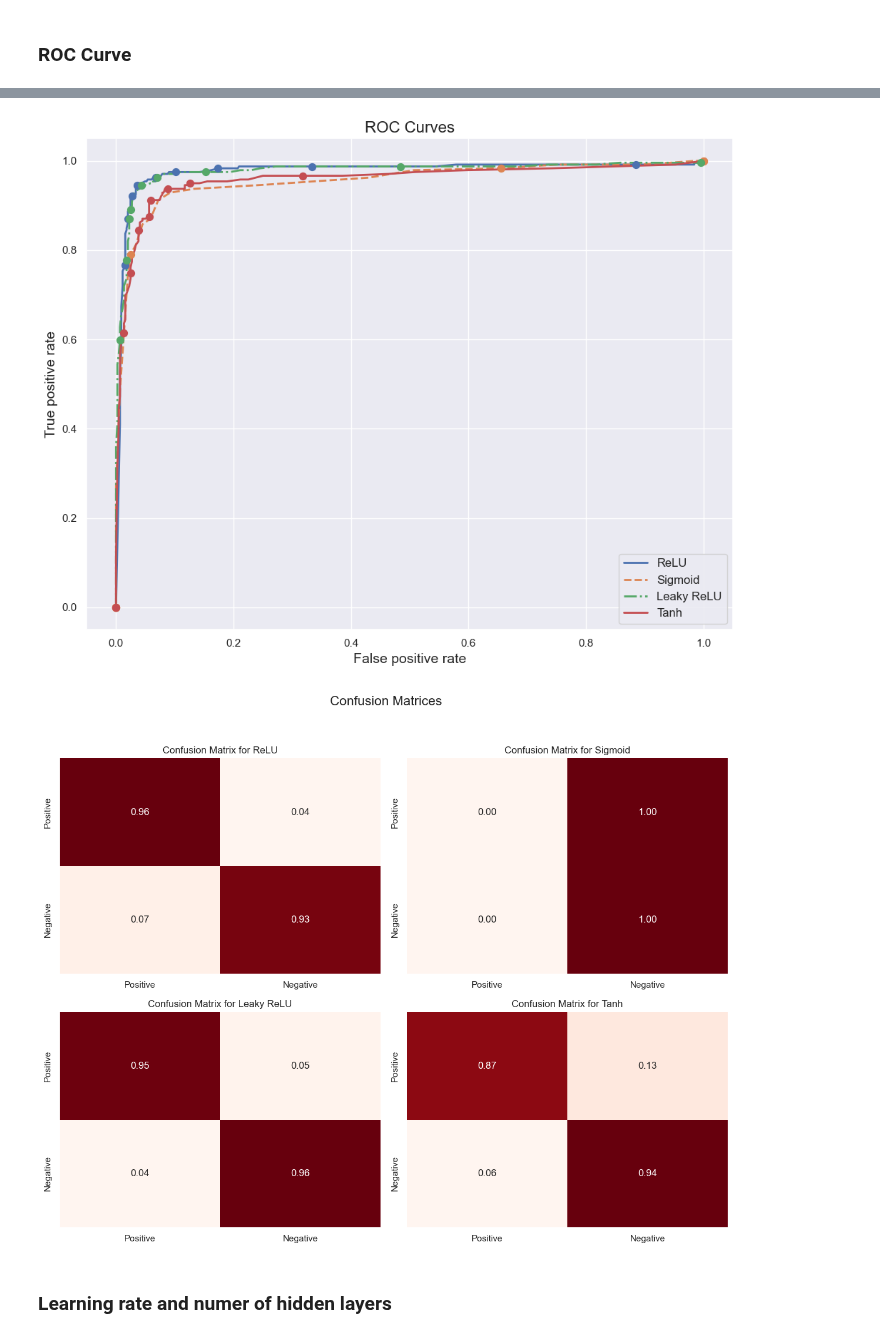
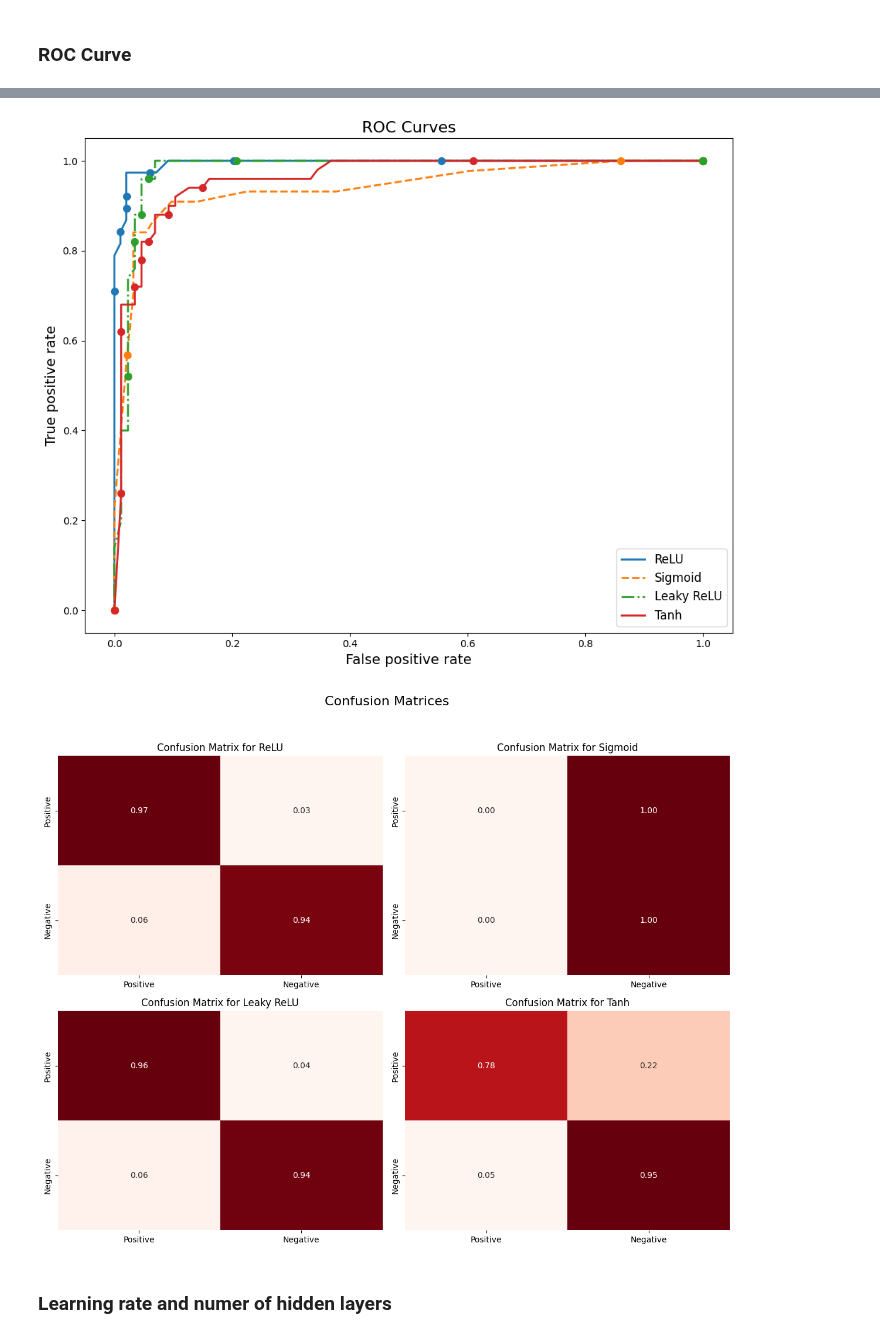
Before and after one commit to Trond01/Project2_FYS-STK4155, a Jupyter notebook: Runs/classification_experiment_d.ipynb, the cells around one changed output, grey strips where cells are left out. Saved outputs shown, nothing was run; the diff lists cells and outputs as text; code cells hidden in the pictures.

```diff
--- a/Runs/classification_experiment_d.ipynb
+++ b/Runs/classification_experiment_d.ipynb
@@ -24,7 +22,7 @@ print(y.shape)
 239
 (683,)
 # %%
-def single_run(X, y, lr, lam, hidden_layer_num, node_per_hidden, hidden_activation, test_index=None):
+def single_run(X, y, lr, lam, hidden_layer_num, node_per_hidden, hidden_activation, test_index=None, plot_or_not=False):
     layer_list = [X.shape[1]] + [node_per_hidden]*hidden_layer_num + [1]
     beta0 = _beta_init(layer_list)
 
@@ -33,8 +31,7 @@ def single_run(X, y, lr, lam, hidden_layer_num, node_per_hidden, hidden_activati
     model = jit(get_neural_network_model(hidden_layer_num ,activation=hidden_activation, output_activation=nn.sigmoid))
 
     #loss_func = logistic_loss_func(model=model)
-    loss_func = jit(log_loss_ridge(model=model, lam=lam))
-    loss_grad = jit(grad(loss_func))
+    loss_grad = jit(log_loss_ridge(model=model, lam=lam))
 
     #print(loss_grad(beta0, X, y))
 
@@ -48,9 +45,10 @@ def single_run(X, y, lr, lam, hidden_layer_num, node_per_hidden, hidden_activati
 
     result.update({"test_index":test_index, "model":model, "X_test":X_test, "y_test":y_test})
 
-    #plot_test_results(result["test_loss_list"], result["train_loss_list"], 5)
-    #result2 = SGD_adam(X_train, y_train, X_test, y_test, grad_method=loss_grad,beta0=beta0, n_epochs=epochs, test_loss_func=loss_func, lr=lr)
-    #plot_test_results(result2["test_loss_list"], result2["train_loss_list"], 5)
+    if plot_or_not:
+        plot_test_results(result["test_loss_list"], result["train_loss_list"], 5)
+        result2 = SGD_adam(X_train, y_train, X_test, y_test, grad_method=loss_grad,beta0=beta0, n_epochs=epochs, test_loss_func=loss_func, lr=lr)
+        plot_test_results(result2["test_loss_list"], result2["train_loss_list"], 5)
 
 
     return result
@@ -59,7 +57,7 @@ def single_run(X, y, lr, lam, hidden_layer_num, node_per_hidden, hidden_activati
 
 
 
-result = single_run(X, y, 3e-3, 0.000, hidden_layer_num=3, node_per_hidden=5, hidden_activation=nn.sigmoid)
+result = single_run(X, y, 8e-3, 0.000, hidden_layer_num=5, node_per_hidden=5, hidden_activation=nn.relu, plot_or_not=True)
 print("Log run")
 #result = single_run(X, y, 0.01, 0.001, 0, 5, hidden_activation=nn.relu)
 # %% [output]
@@ -602,37 +492,37 @@ method_names = ["ReLU", "Sigmoid", "Leaky ReLU", "Tanh"]
 methods = [nn.relu, nn.sigmoid, nn.leaky_relu, nn.tanh]
 
 # Create a single subplot for ROC curves
 fig_roc, ax_roc = plt.subplots(figsize=(10, 8))
 
 # Create a 2x2 subplot grid for confusion matrices
 fig_cm, axes_cm = plt.subplots(2, 2, figsize=(12, 10))
 axes_cm = axes_cm.flatten()  # Flatten the axes array for easy iteration
 
 # Generate plots for each method
 for i, method in enumerate(methods):
     result = single_run(X, y, 8e-4, 0.0001, hidden_layer_num=2, node_per_hidden=8, hidden_activation=method)
 
     # Plot ROC curve on the same subplot
-    plot_ROC(X, y, result["beta_final"], result["model"], method_names[i], line_styles[i], ax_roc)
+    plot_ROC(result["X_test"], result["y_test"], result["beta_final"], result["model"], method_names[i], line_styles[i], ax_roc)
 
     # Plot confusion matrix on separate subplots
-    plot_confusion_matrix(X, y, result["beta_final"], result["model"], method_names[i], axes_cm[i])
+    plot_confusion_matrix(result["X_test"], result["y_test"], result["beta_final"], result["model"], method_names[i], axes_cm[i])
 
 # Finalize and show ROC curves
 ax_roc.set_xlabel("False positive rate", fontsize=14)
 ax_roc.set_ylabel("True positive rate", fontsize=14)
 ax_roc.set_title('ROC Curves', fontsize=16)
 ax_roc.legend(loc='lower right', fontsize=12)
 fig_roc.tight_layout()
 fig_roc.show()
 
 # Finalize and show confusion matrices
 fig_cm.suptitle('Confusion Matrices', fontsize=16)
 fig_cm.tight_layout(rect=[0, 0.03, 1, 0.95])  # Adjust the rect to make room for the suptitle
 fig_cm.show()
 # %% [output]
-[figure, old version]
+[figure, new version]
-[figure, old version]
+[figure, new version]
 # %% [markdown]
 ### Learning rate and numer of hidden layers
 # %%
```
Also changed, not shown: parts of 3 cells of this notebook, 2 other files.
